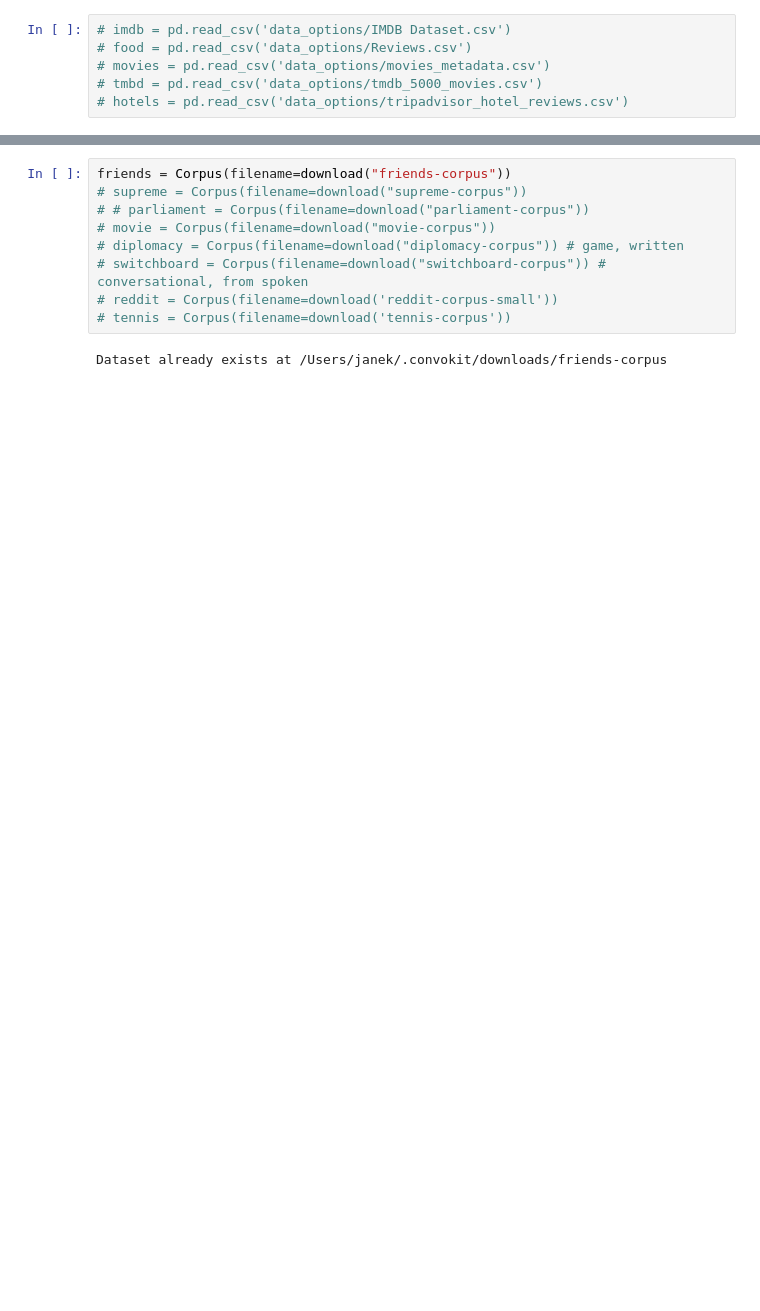
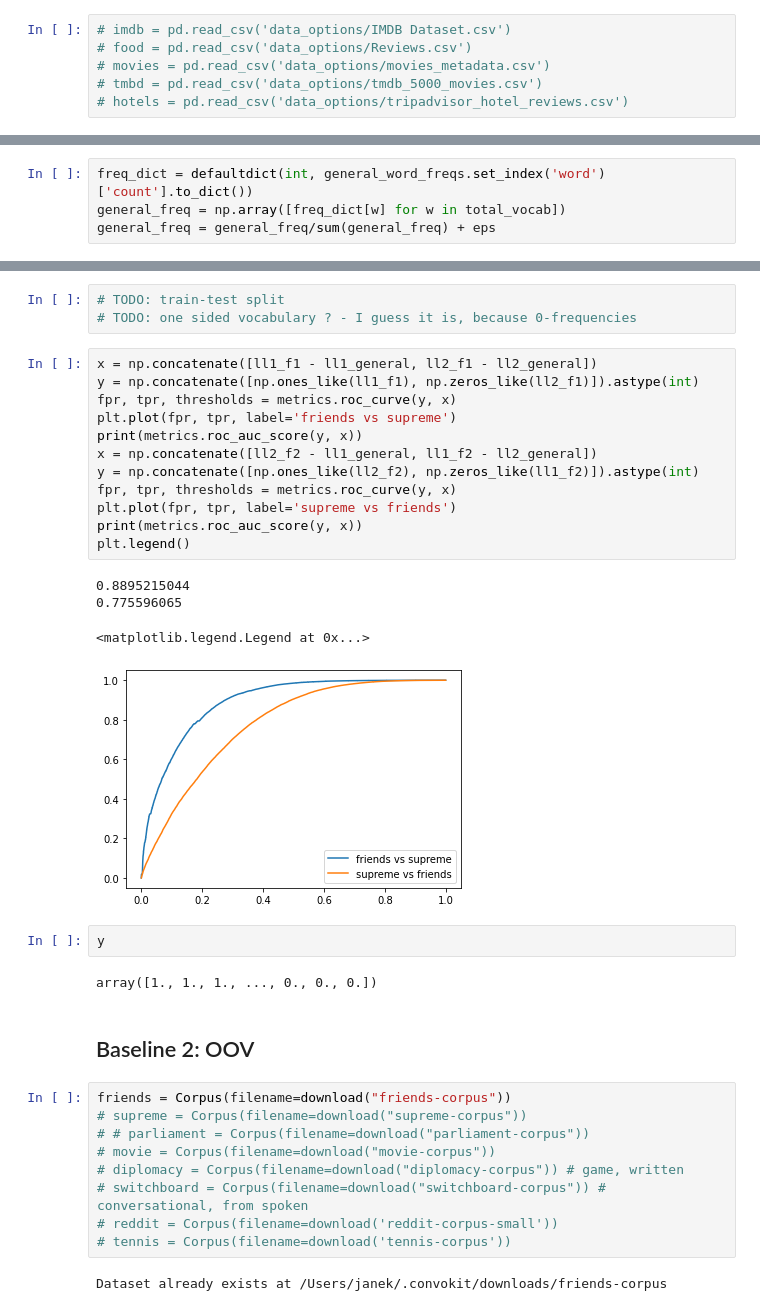
Before and after one commit to jlatko/text-anomaly-detection, a Jupyter notebook: data_analysis.ipynb, the cells around one changed output, grey strips where cells are left out. Saved outputs shown, nothing was run; the diff lists cells and outputs as text; blank space fills up the shorter version.

```diff
--- a/data_analysis.ipynb
+++ b/data_analysis.ipynb
@@ -82,0 +175,4 @@ you    68.337775    friends-corpus
+# %%
+freq_dict = defaultdict(int, general_word_freqs.set_index('word')['count'].to_dict())
+general_freq = np.array([freq_dict[w] for w in total_vocab])
+general_freq = general_freq/sum(general_freq) + eps
@@ -83,3 +285,29 @@ you    68.337775    friends-corpus
+# %%
+# TODO: train-test split
+# TODO: one sided vocabulary ? - I guess it is, because 0-frequencies
+# %%
+x = np.concatenate([ll1_f1 - ll1_general, ll2_f1 - ll2_general])
+y = np.concatenate([np.ones_like(ll1_f1), np.zeros_like(ll2_f1)]).astype(int)
+fpr, tpr, thresholds = metrics.roc_curve(y, x)
+plt.plot(fpr, tpr, label='friends vs supreme')
+print(metrics.roc_auc_score(y, x))
+x = np.concatenate([ll2_f2 - ll1_general, ll1_f2 - ll2_general])
+y = np.concatenate([np.ones_like(ll2_f2), np.zeros_like(ll1_f2)]).astype(int)
+fpr, tpr, thresholds = metrics.roc_curve(y, x)
+plt.plot(fpr, tpr, label='supreme vs friends')
+print(metrics.roc_auc_score(y, x))
+plt.legend()
+# %% [output]
+0.8895215044
+0.775596065
+<matplotlib.legend.Legend at 0x...>
+[figure, added]
+# %%
+y
+# %% [output]
+array([1., 1., 1., ..., 0., 0., 0.])
+# %% [markdown]
+## Baseline 2: OOV
 # %%
 friends = Corpus(filename=download("friends-corpus"))
 # supreme = Corpus(filename=download("supreme-corpus"))
```
Also changed, not shown: parts of 24 cells of this notebook, 4 other files.
